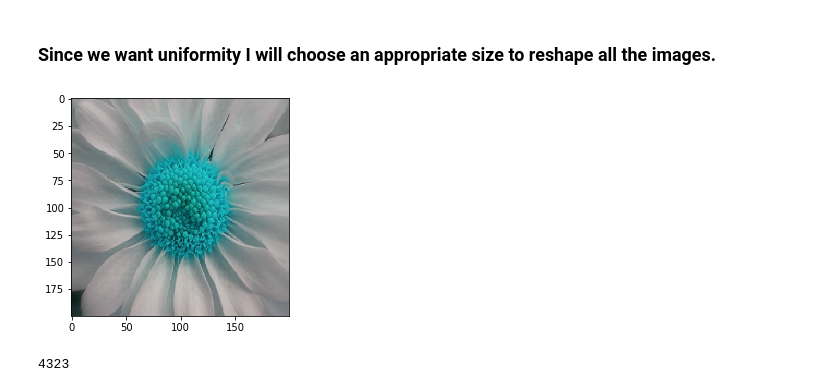
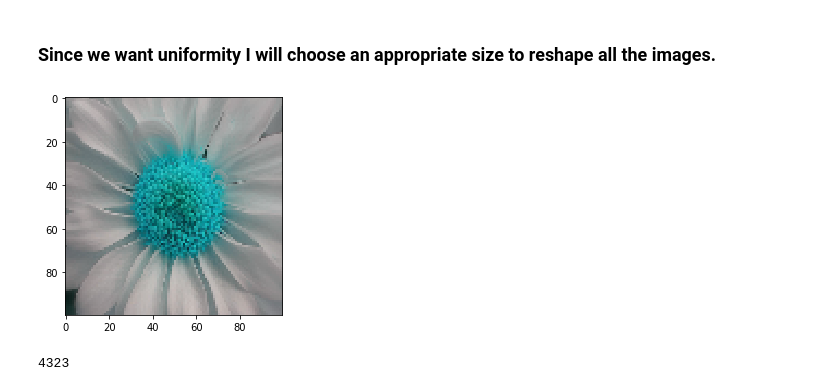
Before and after one commit to AnirudhAchal/Flower-Recognizer, a Jupyter notebook: Notebooks/Flower Recognizer.ipynb, the cells around one changed output. Drawn from its saved outputs; the diff is of its cells as text; code cells hidden in the pictures.

```diff
--- a/Notebooks/Flower Recognizer.ipynb
+++ b/Notebooks/Flower Recognizer.ipynb
@@ -56,11 +56,11 @@ def print_image(img):
 # %% [markdown]
 ### Since we want uniformity I will choose an appropriate size to reshape all the images.
 # %%
-IMG_SIZE = 200 # This seems like a reaosable size such that too much info is not lost
+IMG_SIZE = 100 # This seems like a reaosable size such that too much info is not lost
 new_array = cv2.resize(img_array, (IMG_SIZE, IMG_SIZE))
 print_image(new_array)
 # %% [output]
-[figure, old version]
+[figure, new version]
 # %%
 # Creating Training Data
 
```
Also changed, not shown: parts of 16 cells of this notebook.
